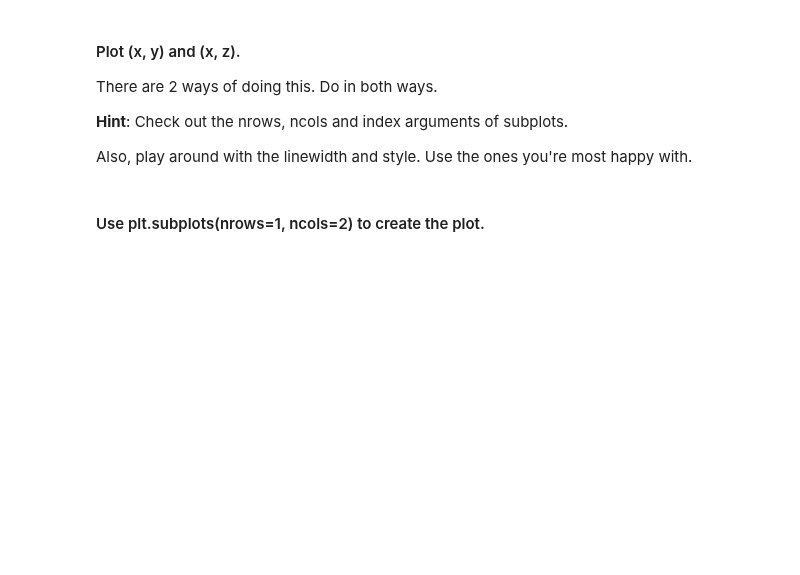
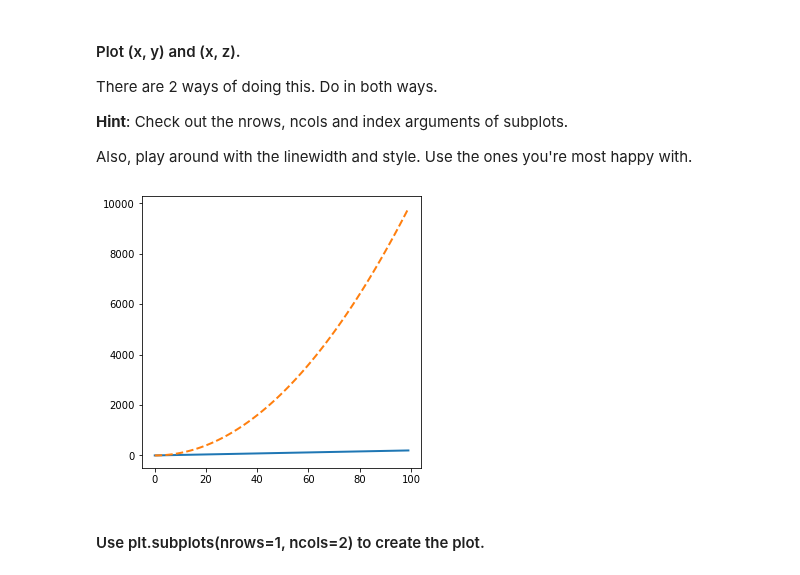
Before and after one commit to ta-data-lis/lab-matplotlib-seaborn, a Jupyter notebook: your-code/main.ipynb, the cells around one changed output. Drawn from its saved outputs; the diff is of its cells as text; code cells hidden in the pictures; blank space fills up the shorter version.

```diff
--- a/your-code/main.ipynb
+++ b/your-code/main.ipynb
@@ -25,2 +27,11 @@ Also, play around with the linewidth and style. Use the ones you're most happy w
+# %%
+# Method 1
+
+plt.figure(figsize = (5,5))
+
+plt.plot(x, y, z, "--", linewidth = 2)
+plt.show()
+# %% [output]
+[figure, added]
 # %% [markdown]
 #### Use plt.subplots(nrows=1, ncols=2) to create the plot.
```
Also changed, not shown: parts of 50 cells of this notebook.
